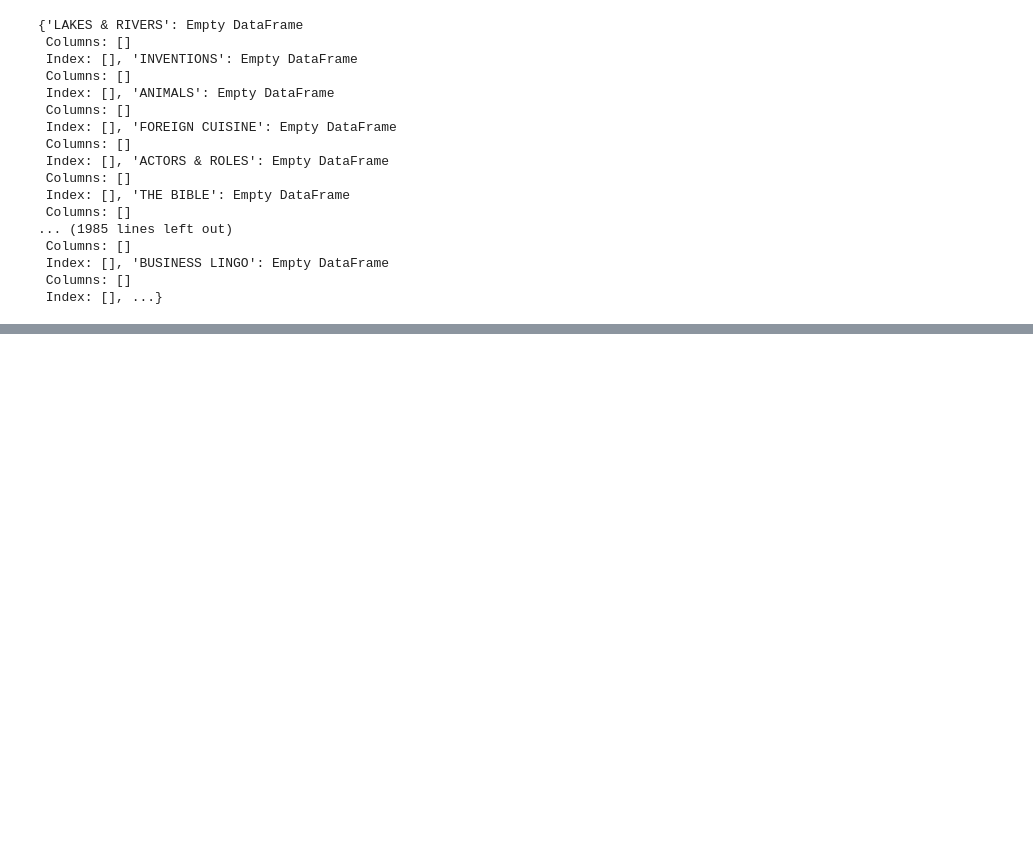
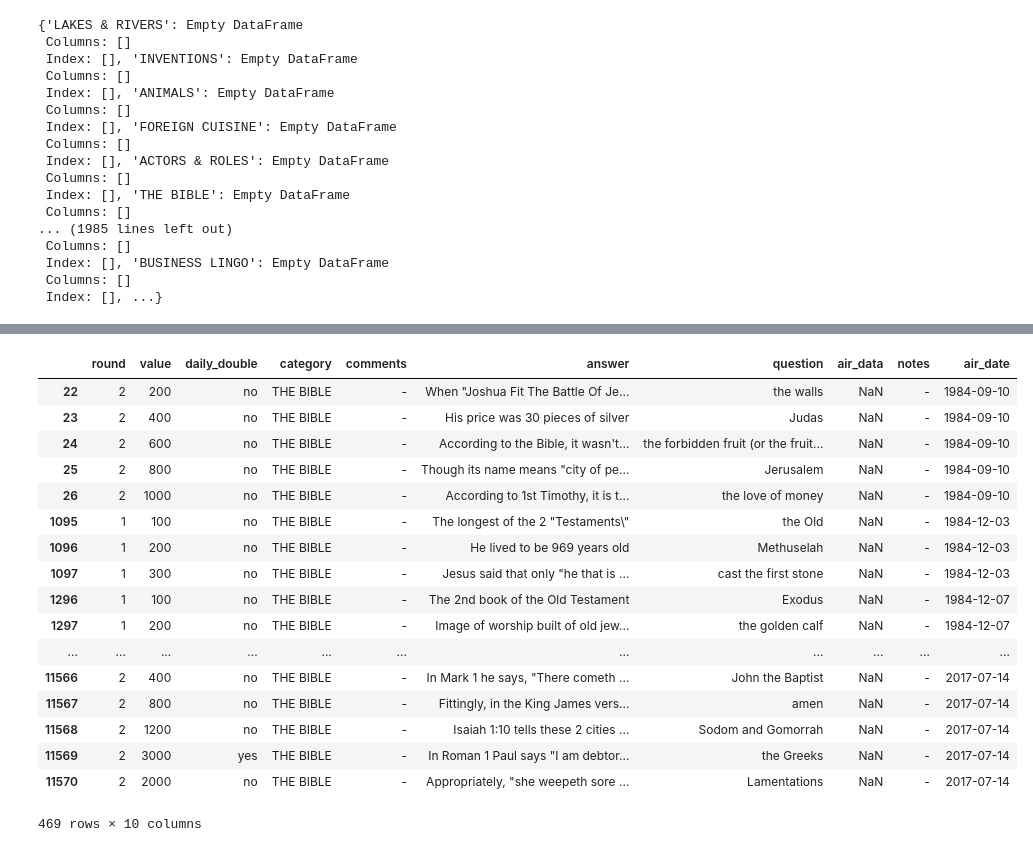
Before and after one commit to taylorjsimpson/TJSProjects, a Jupyter notebook: Jeopardy/Jeopardy Quiz.ipynb, the cells around one changed output, grey strips where cells are left out. Saved outputs shown, nothing was run; the diff lists cells and outputs as text; code cells hidden in the pictures; blank space fills up the shorter version.

```diff
--- a/Jeopardy/Jeopardy Quiz.ipynb
+++ b/Jeopardy/Jeopardy Quiz.ipynb
@@ -221,6 +339,25 @@ categorydf['SCIENCE']
 # %%
 #Confirms df created for second category
-categorydf['HOMONYMS']
+categorydf['THE BIBLE']
+# %% [output]
+|  | round | value | daily_double | category | comments | answer | question | air_data | notes | air_date |
+| 22 | 2 | 200 | no | THE BIBLE | - | When "Joshua Fit The Battle Of Je... | the walls | NaN | - | 1984-09-10 |
+| 23 | 2 | 400 | no | THE BIBLE | - | His price was 30 pieces of silver | Judas | NaN | - | 1984-09-10 |
+| 24 | 2 | 600 | no | THE BIBLE | - | According to the Bible, it wasn't... | the forbidden fruit (or the fruit... | NaN | - | 1984-09-10 |
+| 25 | 2 | 800 | no | THE BIBLE | - | Though its name means "city of pe... | Jerusalem | NaN | - | 1984-09-10 |
+| 26 | 2 | 1000 | no | THE BIBLE | - | According to 1st Timothy, it is t... | the love of money | NaN | - | 1984-09-10 |
+| 1095 | 1 | 100 | no | THE BIBLE | - | The longest of the 2 "Testaments\" | the Old | NaN | - | 1984-12-03 |
+| 1096 | 1 | 200 | no | THE BIBLE | - | He lived to be 969 years old | Methuselah | NaN | - | 1984-12-03 |
+| 1097 | 1 | 300 | no | THE BIBLE | - | Jesus said that only "he that is ... | cast the first stone | NaN | - | 1984-12-03 |
+| 1296 | 1 | 100 | no | THE BIBLE | - | The 2nd book of the Old Testament | Exodus | NaN | - | 1984-12-07 |
+| 1297 | 1 | 200 | no | THE BIBLE | - | Image of worship built of old jew... | the golden calf | NaN | - | 1984-12-07 |
+| ... | ... | ... | ... | ... | ... | ... | ... | ... | ... | ... |
+| 11566 | 2 | 400 | no | THE BIBLE | - | In Mark 1 he says, "There cometh ... | John the Baptist | NaN | - | 2017-07-14 |
+| 11567 | 2 | 800 | no | THE BIBLE | - | Fittingly, in the King James vers... | amen | NaN | - | 2017-07-14 |
+| 11568 | 2 | 1200 | no | THE BIBLE | - | Isaiah 1:10 tells these 2 cities ... | Sodom and Gomorrah | NaN | - | 2017-07-14 |
+| 11569 | 2 | 3000 | yes | THE BIBLE | - | In Roman 1 Paul says "I am debtor... | the Greeks | NaN | - | 2017-07-14 |
+| 11570 | 2 | 2000 | no | THE BIBLE | - | Appropriately, "she weepeth sore ... | Lamentations | NaN | - | 2017-07-14 |
+469 rows × 10 columns
 # %%
 #Checks information out for random category df
 categorydf['NORSE GODS'].info
```
Also changed, not shown: parts of 51 cells of this notebook, 4 other files.
